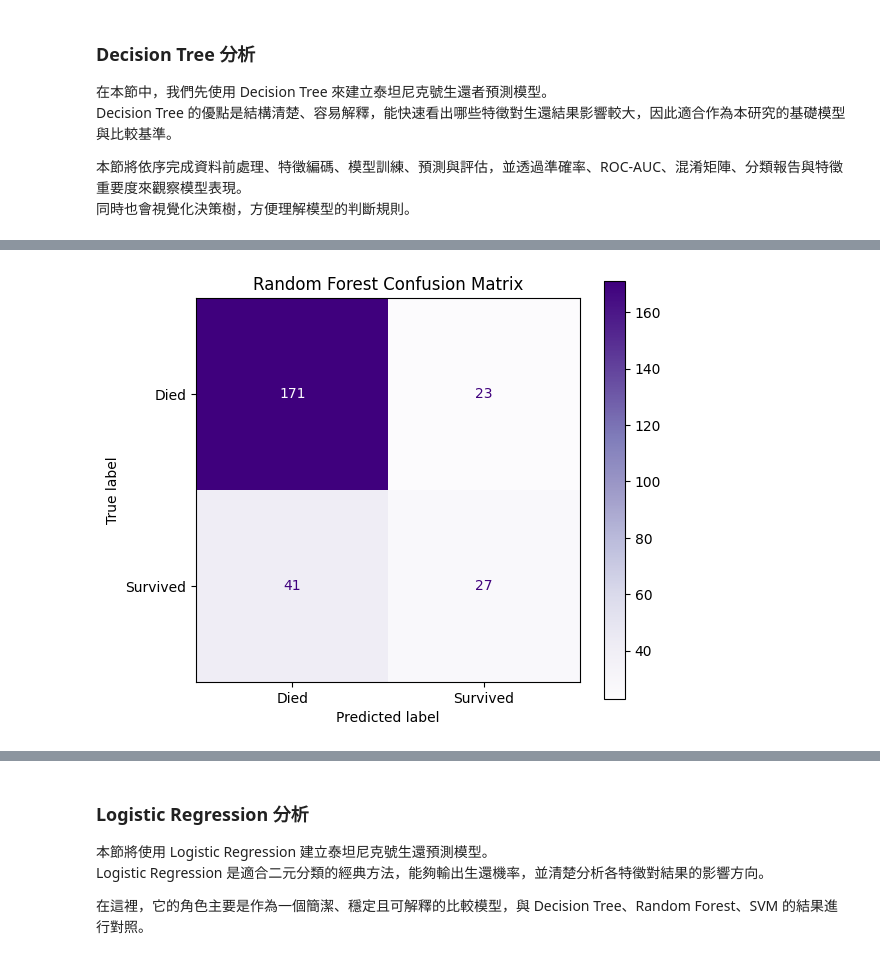
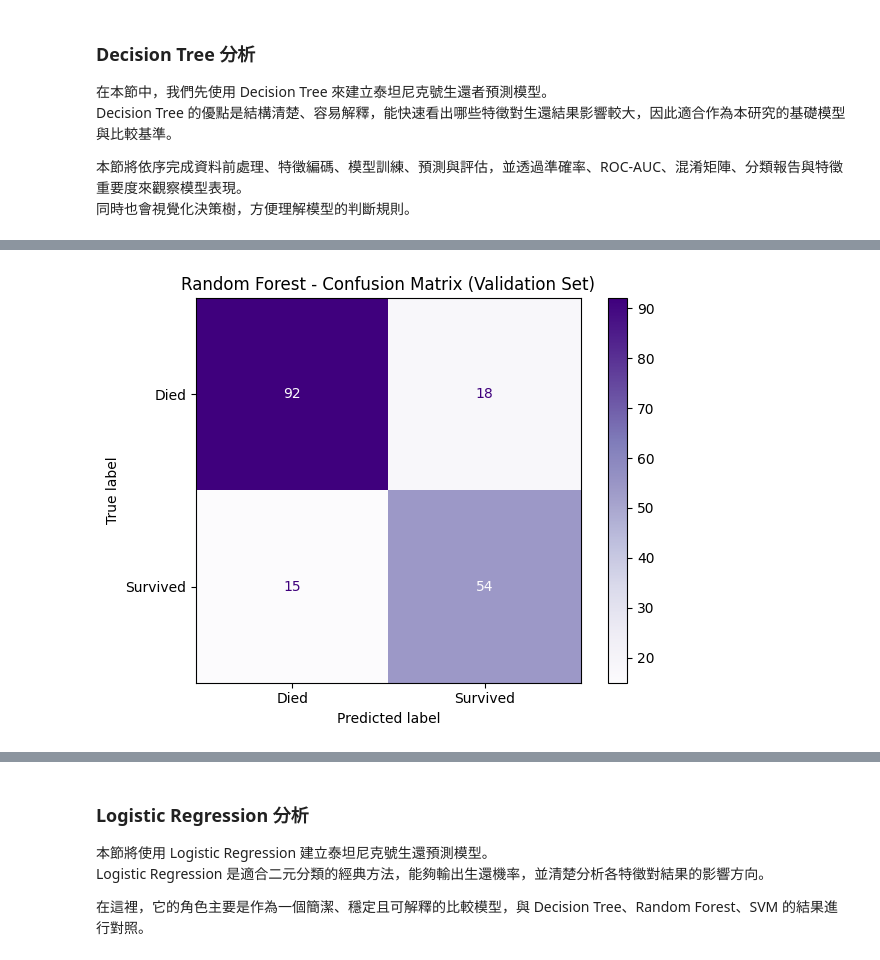
Before and after one commit to JackPan0521/DataMiningExercises, a Jupyter notebook: titanic/Titanic_Survival_Prediction.ipynb, the cells around one changed output, grey strips where cells are left out. Saved outputs shown, nothing was run; the diff lists cells and outputs as text; code cells hidden in the pictures.

```diff
--- a/titanic/Titanic_Survival_Prediction.ipynb
+++ b/titanic/Titanic_Survival_Prediction.ipynb
@@ -196,47 +349,87 @@ Feature Importance:
 # %%
 # =========================
-# Random Forest 模型訓練與評估
+# Random Forest 模型訓練與交叉驗證
 # =========================
-
-# 使用前面已準備好的 X_train, X_test, y_train, y_test
 rf_model = RandomForestClassifier(
     n_estimators=100,
     max_depth=4,
     min_samples_leaf=10,
+    min_samples_split=20,  # 增強 regularization
+    class_weight="balanced",  # 處理類別不平衡
     random_state=42,
     n_jobs=-1  # 使用所有 CPU 核心加速
 )
 
+# 使用交叉驗證評估模型（使用 train_split）
+cv_results_rf = cross_validate(
+    rf_model,
+    X_train_split,
+    y_train_split,
+    cv=5,
+    scoring=["accuracy", "roc_auc"],
+    return_train_score=True
+)
+
+print("=" * 50)
+print("Random Forest 交叉驗證結果（train_split）")
+print("=" * 50)
+print(f"Accuracy: {cv_results_rf['test_accuracy'].mean():.4f} (+/- {cv_results_rf['test_accuracy'].std():.4f})")
+print(f"ROC-AUC: {cv_results_rf['test_roc_auc'].mean():.4f} (+/- {cv_results_rf['test_roc_auc'].std():.4f})")
+
+# 用完整訓練集訓練最終模型
 rf_model.fit(X_train, y_train)
 
-# 預測與評估
-y_pred_rf = rf_model.predict(X_test)
-y_proba_rf = rf_model.predict_proba(X_test)[:, 1]
-cm_rf = confusion_matrix(y_test, y_pred_rf)
+# =========================
+# 使用驗證集評估（而非訓練集）
+# =========================
+print("\n" + "=" * 50)
+print("Random Forest 驗證集評估（最重要）")
+print("=" * 50)
 
-print("=" * 50)
-print("Random Forest 結果")
-print("=" * 50)
-print("Accuracy:", round(accuracy_score(y_test, y_pred_rf), 4))
-print("ROC-AUC:", round(roc_auc_score(y_test, y_proba_rf), 4))
-print("Confusion Matrix:\n", cm_rf)
-print("Classification Report:\n", classification_report(y_test, y_pred_rf, digits=4))
+y_valid_pred_rf = rf_model.predict(X_valid)
 
-# 混淆矩陣可視化
-fig, ax = plt.subplots(figsize=(6, 5))
-disp = ConfusionMatrixDisplay(confusion_matrix=cm_rf, display_labels=["Died", "Survived"])
-disp.plot(ax=ax, cmap="Purples", values_format="d")
-ax.set_title("Random Forest Confusion Matrix")
+# 混淆矩陣
+cm_rf = confusion_matrix(y_valid, y_valid_pred_rf)
+print("\n混淆矩陣（驗證集）:")
+print(cm_rf)
+
+# 分類報告
+print("\n分類報告（驗證集）:")
+print(classification_report(y_valid, y_valid_pred_rf, target_names=["Died", "Survived"]))
+
+# 驗證集準確度
+valid_accuracy_rf = accuracy_score(y_valid, y_valid_pred_rf)
+valid_auc_rf = roc_auc_score(y_valid, y_valid_pred_rf)
+print(f"\nValidation Set Accuracy: {valid_accuracy_rf:.4f}")
+print(f"Validation Set ROC-AUC: {valid_auc_rf:.4f}")
+
+# 可視化混淆矩陣
+plt.figure(figsize=(6, 4))
+disp_rf = ConfusionMatrixDisplay(confusion_matrix=cm_rf, display_labels=["Died", "Survived"])
+disp_rf.plot(cmap="Purples")
+plt.title("Random Forest - Confusion Matrix (Validation Set)")
 plt.tight_layout()
 plt.show()
 
-# 特徵重要度
+# =========================
+# Random Forest 特徵重要度（sanity check）
+# =========================
 importance_rf_df = (
     pd.DataFrame({"Feature": features, "Importance": rf_model.feature_importances_})
     .sort_values("Importance", ascending=False)
     .reset_index(drop=True)
 )
-print("Random Forest Feature Importance:\n", importance_rf_df)
+print("\n" + "=" * 50)
+print("Feature Importance（排序，檢查所有特徵是否有 contribution）")
+print("=" * 50)
+print(importance_rf_df)
+
+# Sanity check
+print("\n=== Sanity Check ===")
+print(f"✓ Sex importance: {rf_model.feature_importances_[features.index('Sex')]:.4f} (應 > 0)")
+print(f"✓ Pclass importance: {rf_model.feature_importances_[features.index('Pclass')]:.4f}")
+print(f"✓ Fare importance: {rf_model.feature_importances_[features.index('Fare')]:.4f}")
+print(f"✓ Age importance: {rf_model.feature_importances_[features.index('Age')]:.4f}")
 
 # 特徵重要度圖
 plt.figure(figsize=(8, 5))
@@ -266 +460 @@ weighted avg     0.7374    0.7557    0.7425       262
-[figure, old version]
+[figure, new version]
```
Also changed, not shown: parts of 7 cells of this notebook, 4 other files.
